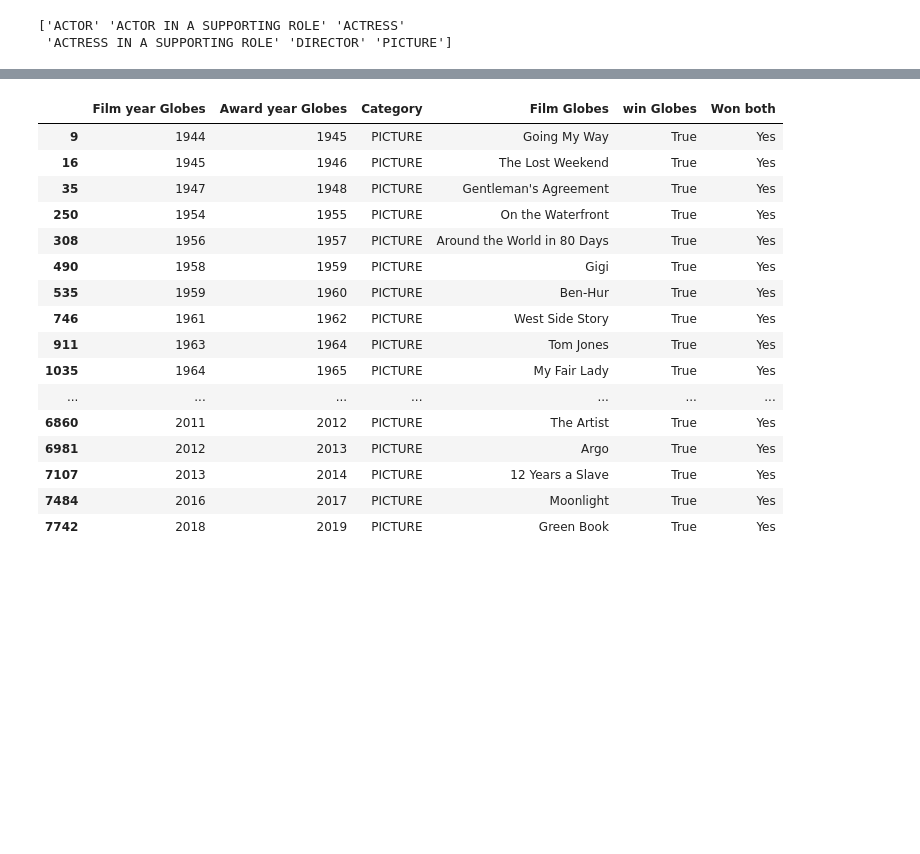
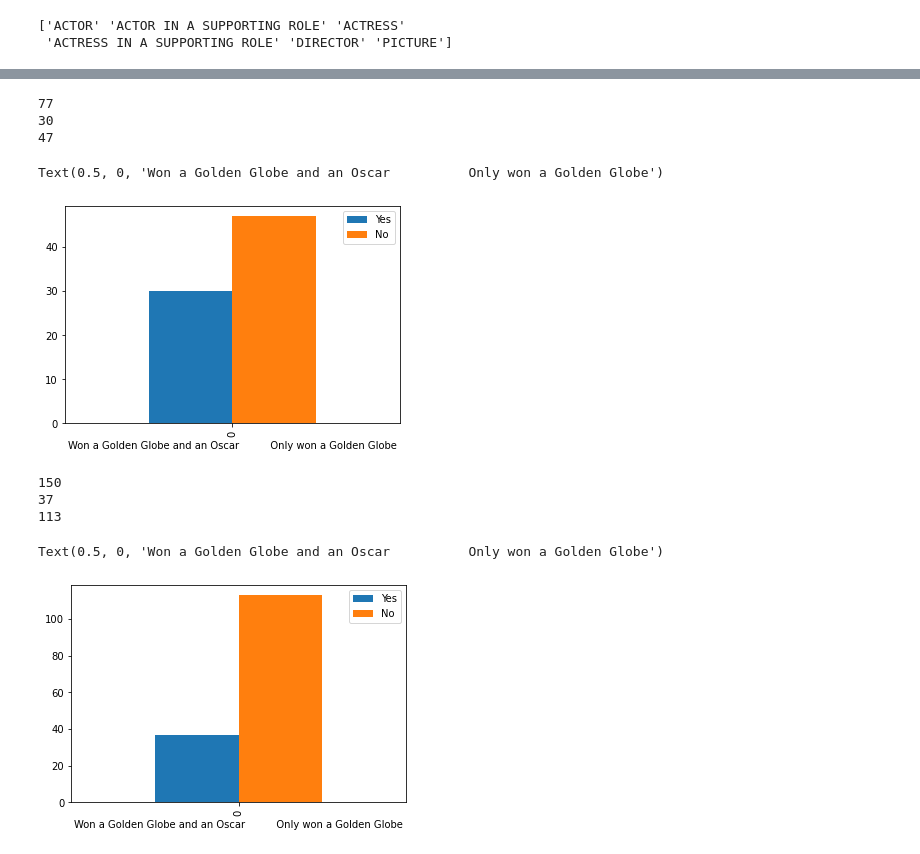
Before and after one commit to ReneTruuts/IDS_C19, a Jupyter notebook: Untitled.ipynb, the cells around one changed output, grey strips where cells are left out. Saved outputs shown, nothing was run; the diff lists cells and outputs as text; code cells hidden in the pictures; blank space fills up the shorter version.

```diff
--- a/Untitled.ipynb
+++ b/Untitled.ipynb
@@ -334,4 +323,13 @@ testdf2=testdf.merge(testdf1,left_on="Film year Globes",right_on="Film year Osca
 testdf.loc[(testdf2['Award year Globes'].values == testdf2['Award year Oscars'].values) & (testdf2['Name Globes'].values == testdf2['Name Oscars'].values) & (testdf2['Film Globes'].values == testdf2['Film Oscars'].values), 'Won both'] = 'Yes'
 
 testdf.loc[testdf['Won both'] == 'Yes']
+numberOfYesActor = testdf[testdf['Won both']=='Yes'].count()['Won both']
+numberOfNoActor = (testdf.count()['Film year Globes']) - numberOfYesActor
+print(testdf.count()['Film year Globes'])
+print(numberOfYesActor)
+print(numberOfNoActor)
+data = [{'Yes': testdf[testdf['Won both']=='Yes'].count()['Won both'],'No': (testdf.count()['Film year Globes']) - numberOfYesActor}]
+df = pd.DataFrame(data)
+df
+df.plot.bar().set_xlabel("Won a Golden Globe and an Oscar          Only won a Golden Globe")
 # %% [output]
@@ -355,3 +336,8 @@ testdf.loc[testdf['Won both'] == 'Yes']
+77
+30
+47
+Text(0.5, 0, 'Won a Golden Globe and an Oscar          Only won a Golden Globe')
+[figure, added]
 # %%
 #We will compare the award ceremony results by category.
 #Globes vs Oscars comparison: Picture
@@ -362,7 +348,7 @@ globesPictureSet = {'Film year Globes': globes['year_film'], 'Award year Globes'
                   'win Globes': globes['win']}
 #Based on the newly created set, we create a new dataframe.
 globesPicture = pd.DataFrame(globesPictureSet)
-#In the new dataframe, we only use the rows, where the category is 'ACTOR IN A SUPPORTING ROLE'
+#In the new dataframe, we only use the rows, where the category is 'PICTURE'
 globesPicture = globesPicture[globesPicture['Category']=="PICTURE"]
 
 #Here we do the same thing with the Oscars results
@@ -373,7 +359,7 @@ oscarsPictureSet = {'Film year Oscars': oscars['year_film'], 'Award year Oscars'
                   'win Oscars': oscars['winner']}
 #Based on the newly created set, we create a new dataframe.
 oscarsPicture = pd.DataFrame(oscarsPictureSet)
-#In the new dataframe, we only use the rows, where the category is 'ACTOR IN A SUPPORTING ROLE'
+#In the new dataframe, we only use the rows, where the category is 'PICTURE'
 oscarsPicture = oscarsPicture[oscarsPicture['Category']=="PICTURE"]
 #Created copies of the datasets to not mess up any already made work, but now I'm too scared to change anything.
 testdf1 = oscarsPicture.copy()
@@ -381,25 +367,23 @@ testdf = globesPicture.copy()
 testdf = testdf.drop(testdf.index[0])
 #testdf2 is a dataframe in which we merged the dataframe copies we made before
 testdf2=pd.merge(testdf,testdf1,left_on="Film year Globes",right_on="Film year Oscars")
-#Here we made a new column 'Won both', in which it says 'Yes' if the actor has won both awards for this particular movie, or 'NaN' if he hasn't
+#Here we made a new column 'Won both', in which it says 'Yes' if the film had won both awards or 'NaN' if it hadn't.
 testdf.loc[(testdf2['Award year Globes'].values == testdf2['Award year Oscars'].values)  & (testdf2['Film Globes'].values == testdf2['Film Oscars'].values), 'Won both'] = 'Yes'
 
 testdf.loc[testdf['Won both'] == 'Yes']
+
+numberOfYesActor = testdf[testdf['Won both']=='Yes'].count()['Won both']
+numberOfNoActor = (testdf.count()['Film year Globes']) - numberOfYesActor
+print(testdf.count()['Film year Globes'])
+print(numberOfYesActor)
+print(numberOfNoActor)
+data = [{'Yes': testdf[testdf['Won both']=='Yes'].count()['Won both'],'No': (testdf.count()['Film year Globes']) - numberOfYesActor}]
+df = pd.DataFrame(data)
+df
+df.plot.bar().set_xlabel("Won a Golden Globe and an Oscar          Only won a Golden Globe")
 # %% [output]
-|  | Film year Globes | Award year Globes | Category | Film Globes | win Globes | Won both |
-| 9 | 1944 | 1945 | PICTURE | Going My Way | True | Yes |
-| 16 | 1945 | 1946 | PICTURE | The Lost Weekend | True | Yes |
-| 35 | 1947 | 1948 | PICTURE | Gentleman's Agreement | True | Yes |
-| 250 | 1954 | 1955 | PICTURE | On the Waterfront | True | Yes |
-| 308 | 1956 | 1957 | PICTURE | Around the World in 80 Days | True | Yes |
-| 490 | 1958 | 1959 | PICTURE | Gigi | True | Yes |
-| 535 | 1959 | 1960 | PICTURE | Ben-Hur | True | Yes |
-| 746 | 1961 | 1962 | PICTURE | West Side Story | True | Yes |
-| 911 | 1963 | 1964 | PICTURE | Tom Jones | True | Yes |
-| 1035 | 1964 | 1965 | PICTURE | My Fair Lady | True | Yes |
-| ... | ... | ... | ... | ... | ... | ... |
-| 6860 | 2011 | 2012 | PICTURE | The Artist | True | Yes |
-| 6981 | 2012 | 2013 | PICTURE | Argo | True | Yes |
-| 7107 | 2013 | 2014 | PICTURE | 12 Years a Slave | True | Yes |
-| 7484 | 2016 | 2017 | PICTURE | Moonlight | True | Yes |
-| 7742 | 2018 | 2019 | PICTURE | Green Book | True | Yes |
+150
+37
+113
+Text(0.5, 0, 'Won a Golden Globe and an Oscar          Only won a Golden Globe')
+[figure, added]
```
Also changed, not shown: parts of 5 cells of this notebook.
